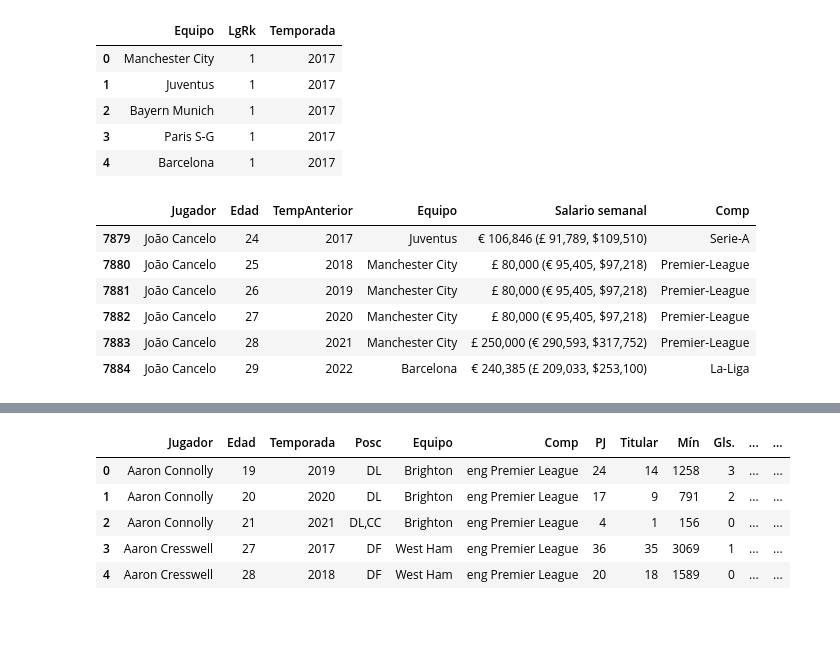
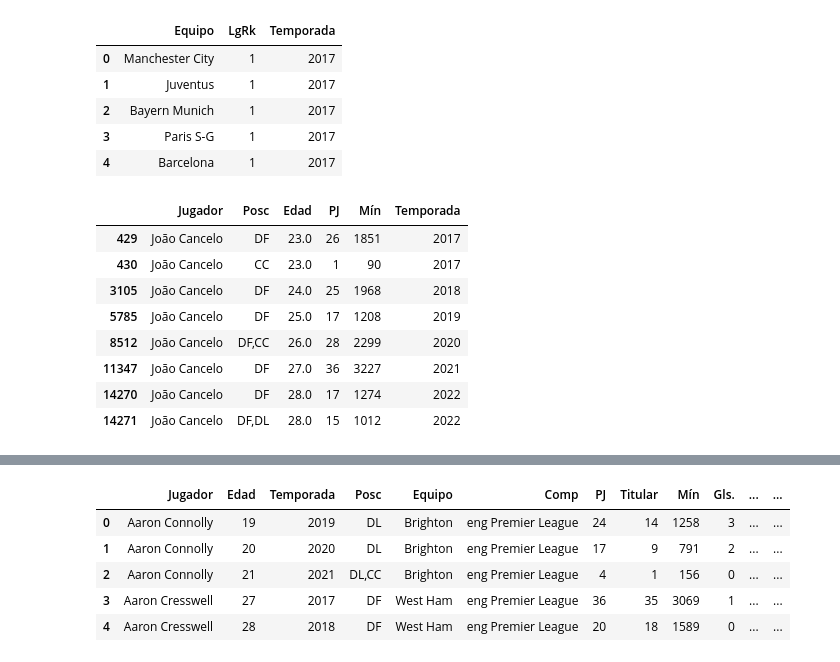
Before and after one commit to JMMelcrack/Predictive-models-applied-to-the-analysis-of-professional-footballers-wages, a Jupyter notebook: RefinadoDatos.ipynb, the cells around one changed output, grey strips where cells are left out. Cells and saved outputs as stored; diff of their text form; code cells hidden in the pictures; blank space fills up the shorter version.

```diff
--- a/RefinadoDatos.ipynb
+++ b/RefinadoDatos.ipynb
@@ -61,6 +61,19 @@ clasificacion.head()
 | 2 | Bayern Munich | 1 | 2017 |
 | 3 | Paris S-G | 1 | 2017 |
 | 4 | Barcelona | 1 | 2017 |
+# %%
+columns = ['Jugador', 'Posc', 'Edad', 'PJ', 'Mín', 'Temporada']
+stats_standard[stats_standard["Jugador"]=="João Cancelo"][columns]
+# %% [output]
+|  | Jugador | Posc | Edad | PJ | Mín | Temporada |
+| 429 | João Cancelo | DF | 23.0 | 26 | 1851 | 2017 |
+| 430 | João Cancelo | CC | 23.0 | 1 | 90 | 2017 |
+| 3105 | João Cancelo | DF | 24.0 | 25 | 1968 | 2018 |
+| 5785 | João Cancelo | DF | 25.0 | 17 | 1208 | 2019 |
+| 8512 | João Cancelo | DF,CC | 26.0 | 28 | 2299 | 2020 |
+| 11347 | João Cancelo | DF | 27.0 | 36 | 3227 | 2021 |
+| 14270 | João Cancelo | DF | 28.0 | 17 | 1274 | 2022 |
+| 14271 | João Cancelo | DF,DL | 28.0 | 15 | 1012 | 2022 |
 # %%
 # Limpiar las tablas de duplicados (Jugadores que han estado en dos equipos en una temporada)
 # Agrupamos los jugadores por su nombre, edad y temporada
@@ -108,13 +121,3 @@ salary = salarios.groupby(["Jugador", "Edad", "TempAnterior"], as_index=False).a
     'Salario semanal': 'first',
     'Comp': 'first'
 })
-# %%
-salary[salary["Jugador"]=="João Cancelo"]
-# %% [output]
-|  | Jugador | Edad | TempAnterior | Equipo | Salario semanal | Comp |
-| 7879 | João Cancelo | 24 | 2017 | Juventus | € 106,846 (£ 91,789, $109,510) | Serie-A |
-| 7880 | João Cancelo | 25 | 2018 | Manchester City | £ 80,000 (€ 95,405, $97,218) | Premier-League |
-| 7881 | João Cancelo | 26 | 2019 | Manchester City | £ 80,000 (€ 95,405, $97,218) | Premier-League |
-| 7882 | João Cancelo | 27 | 2020 | Manchester City | £ 80,000 (€ 95,405, $97,218) | Premier-League |
-| 7883 | João Cancelo | 28 | 2021 | Manchester City | £ 250,000 (€ 290,593, $317,752) | Premier-League |
-| 7884 | João Cancelo | 29 | 2022 | Barcelona | € 240,385 (£ 209,033, $253,100) | La-Liga |
```
Also changed, not shown: parts of 6 cells of this notebook, 1 other file.
